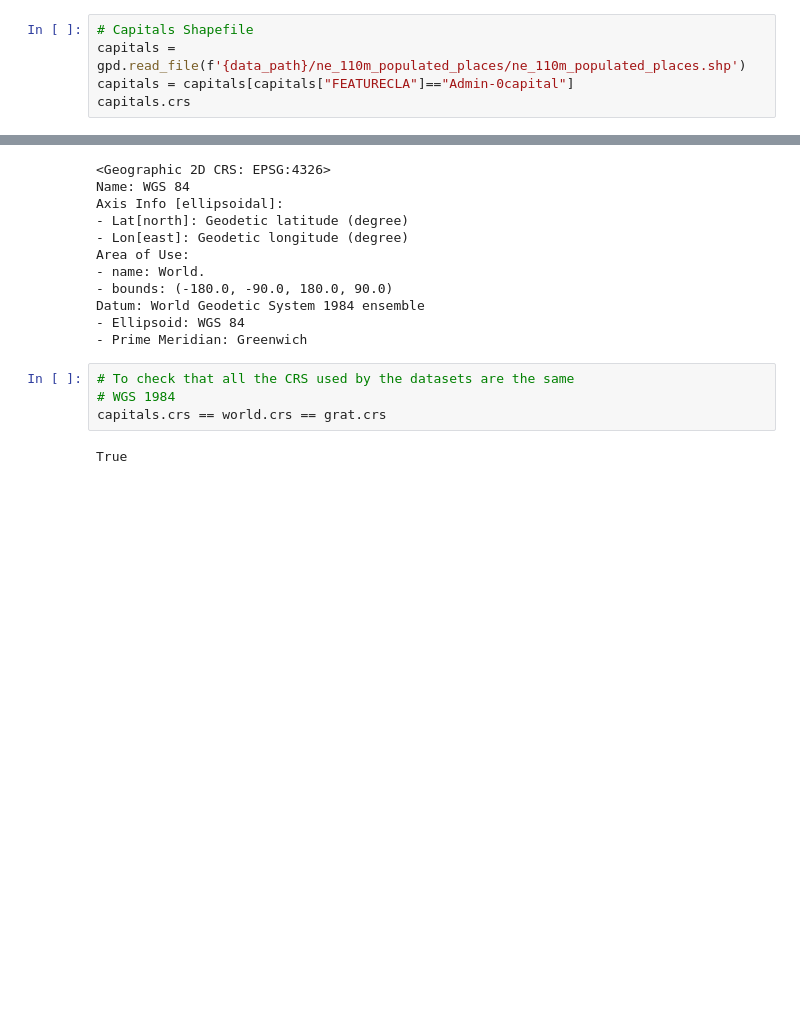
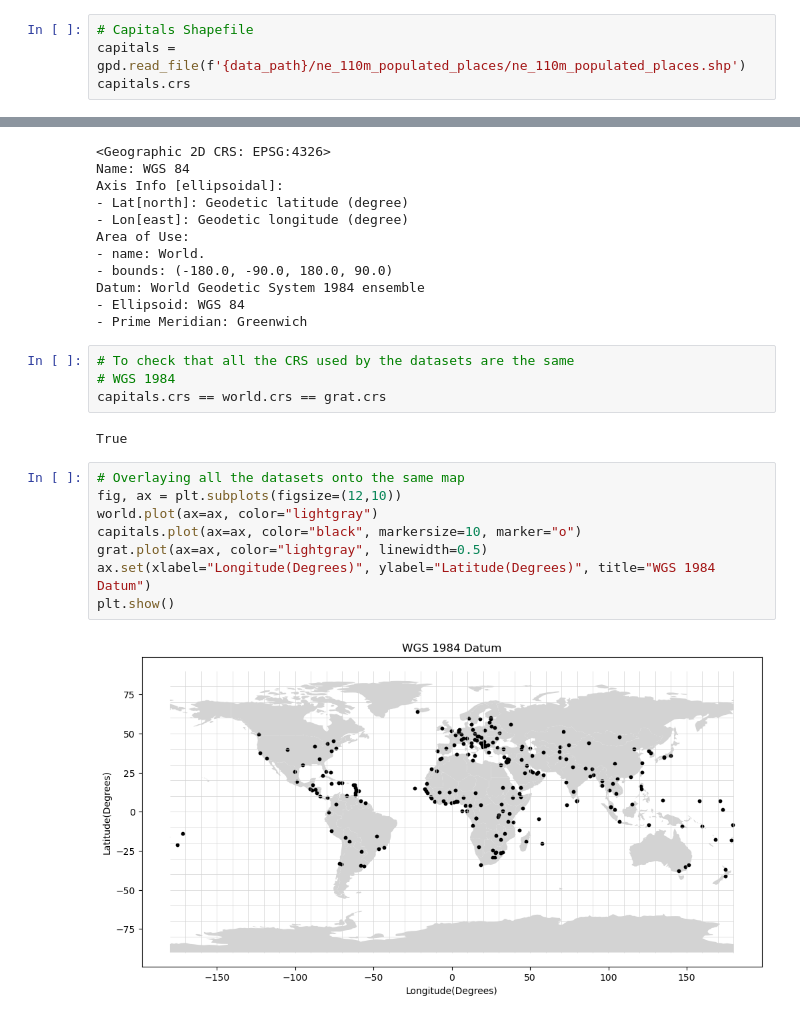
Before and after one commit to huiminlim/gis, a Jupyter notebook: coord_sys.ipynb, the cells around one changed output, grey strips where cells are left out. Saved outputs shown, nothing was run; the diff lists cells and outputs as text; blank space fills up the shorter version.

Commit message:
Add overlay diagrams

```diff
--- a/coord_sys.ipynb
+++ b/coord_sys.ipynb
@@ -81,7 +81,6 @@ Datum: World Geodetic System 1984 ensemble
 # %%
 # Capitals Shapefile
 capitals = gpd.read_file(f'{data_path}/ne_110m_populated_places/ne_110m_populated_places.shp')
-capitals = capitals[capitals["FEATURECLA"]=="Admin-0capital"]
 capitals.crs
 # %% [output]
 <Geographic 2D CRS: EPSG:4326>
@@ -117,3 +116,13 @@ Datum: World Geodetic System 1984 ensemble
 capitals.crs == world.crs == grat.crs
 # %% [output]
 True
+# %%
+# Overlaying all the datasets onto the same map
+fig, ax = plt.subplots(figsize=(12,10))
+world.plot(ax=ax, color="lightgray")
+capitals.plot(ax=ax, color="black", markersize=10, marker="o")
+grat.plot(ax=ax, color="lightgray", linewidth=0.5)
+ax.set(xlabel="Longitude(Degrees)", ylabel="Latitude(Degrees)", title="WGS 1984 Datum")
+plt.show()
+# %% [output]
+[figure, added]
```
